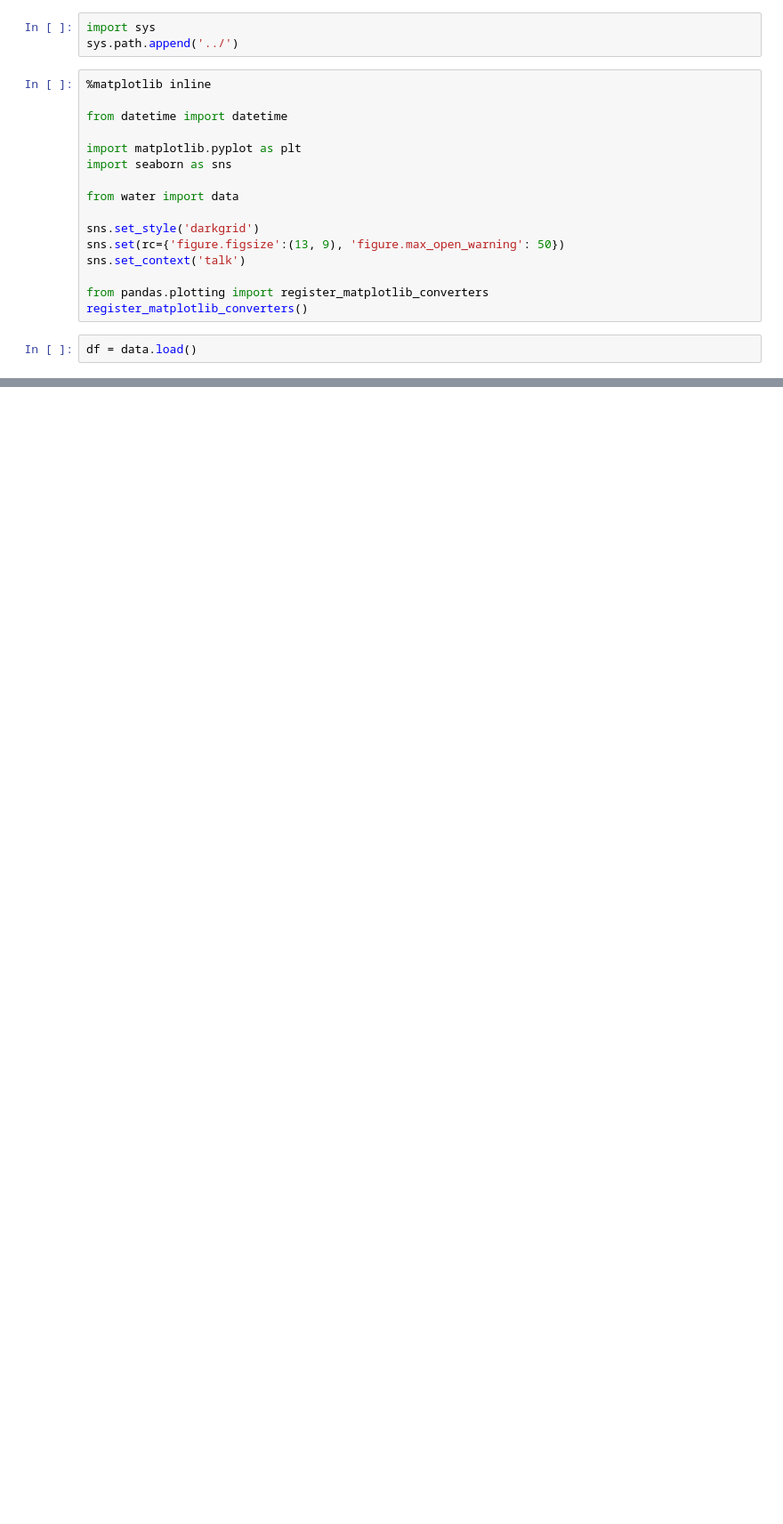
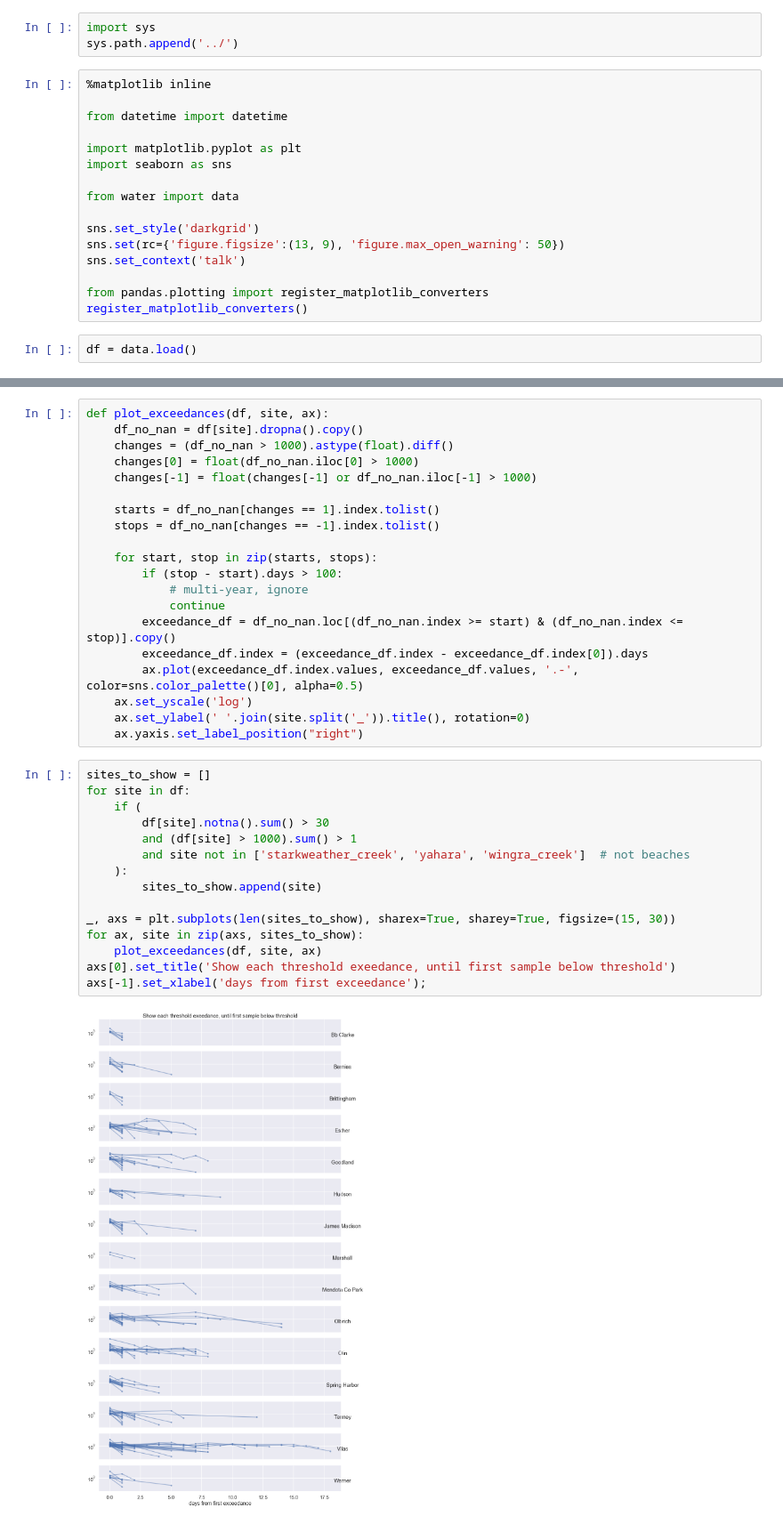
Before and after one commit to kbrose/dane-water-quality, a Jupyter notebook: notebooks/explorations.ipynb, the cells around one changed output, grey strips where cells are left out. Shown at 89% size. Saved outputs shown, nothing was run; the diff lists cells and outputs as text; blank space fills up the shorter version.

```diff
--- a/notebooks/explorations.ipynb
+++ b/notebooks/explorations.ipynb
@@ -62 +67,38 @@ for site in df.columns:
 ... (10 outputs left out)
+# %%
+def plot_exceedances(df, site, ax):
+    df_no_nan = df[site].dropna().copy()
+    changes = (df_no_nan > 1000).astype(float).diff()
+    changes[0] = float(df_no_nan.iloc[0] > 1000)
+    changes[-1] = float(changes[-1] or df_no_nan.iloc[-1] > 1000)
+
+    starts = df_no_nan[changes == 1].index.tolist()
+    stops = df_no_nan[changes == -1].index.tolist()
+
+    for start, stop in zip(starts, stops):
+        if (stop - start).days > 100:
+            # multi-year, ignore
+            continue
+        exceedance_df = df_no_nan.loc[(df_no_nan.index >= start) & (df_no_nan.index <= stop)].copy()
+        exceedance_df.index = (exceedance_df.index - exceedance_df.index[0]).days
+        ax.plot(exceedance_df.index.values, exceedance_df.values, '.-', color=sns.color_palette()[0], alpha=0.5)
+    ax.set_yscale('log')
+    ax.set_ylabel(' '.join(site.split('_')).title(), rotation=0)
+    ax.yaxis.set_label_position("right")
+# %%
+sites_to_show = []
+for site in df:
+    if (
+        df[site].notna().sum() > 30
+        and (df[site] > 1000).sum() > 1
+        and site not in ['starkweather_creek', 'yahara', 'wingra_creek']  # not beaches
+    ):
+        sites_to_show.append(site)
+
+_, axs = plt.subplots(len(sites_to_show), sharex=True, sharey=True, figsize=(15, 30))
+for ax, site in zip(axs, sites_to_show):
+    plot_exceedances(df, site, ax)
+axs[0].set_title('Show each threshold exeedance, until first sample below threshold')
+axs[-1].set_xlabel('days from first exceedance');
+# %% [output]
+[figure, added]
```
Also changed, not shown: parts of 2 cells of this notebook.
